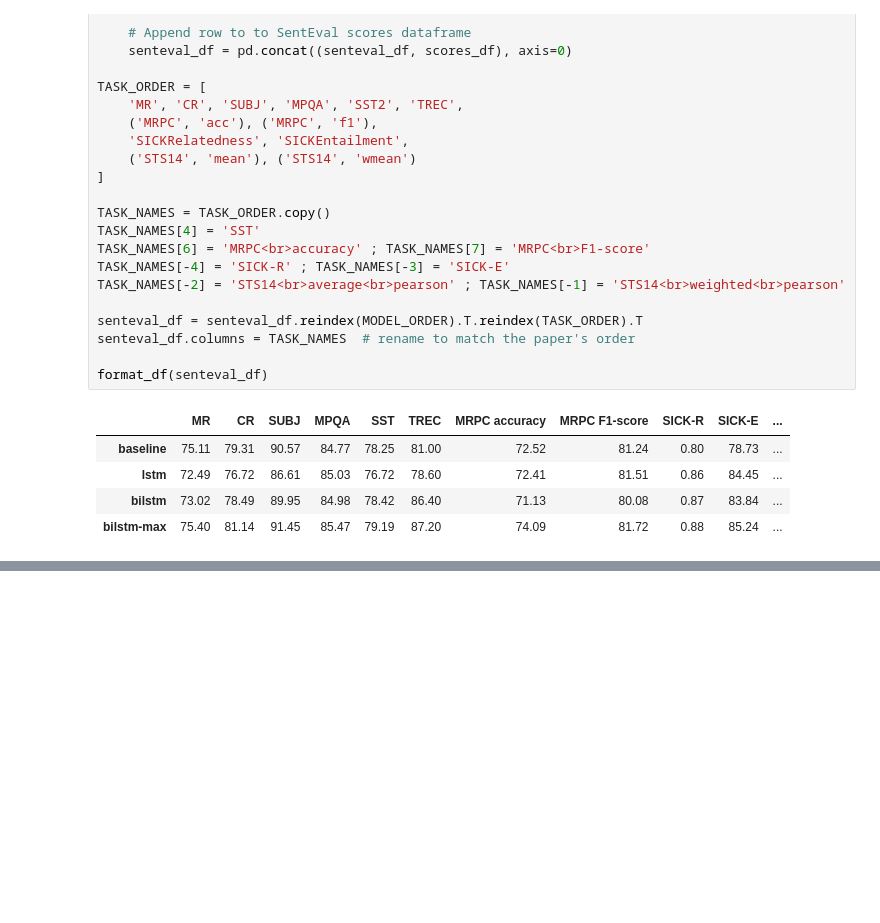
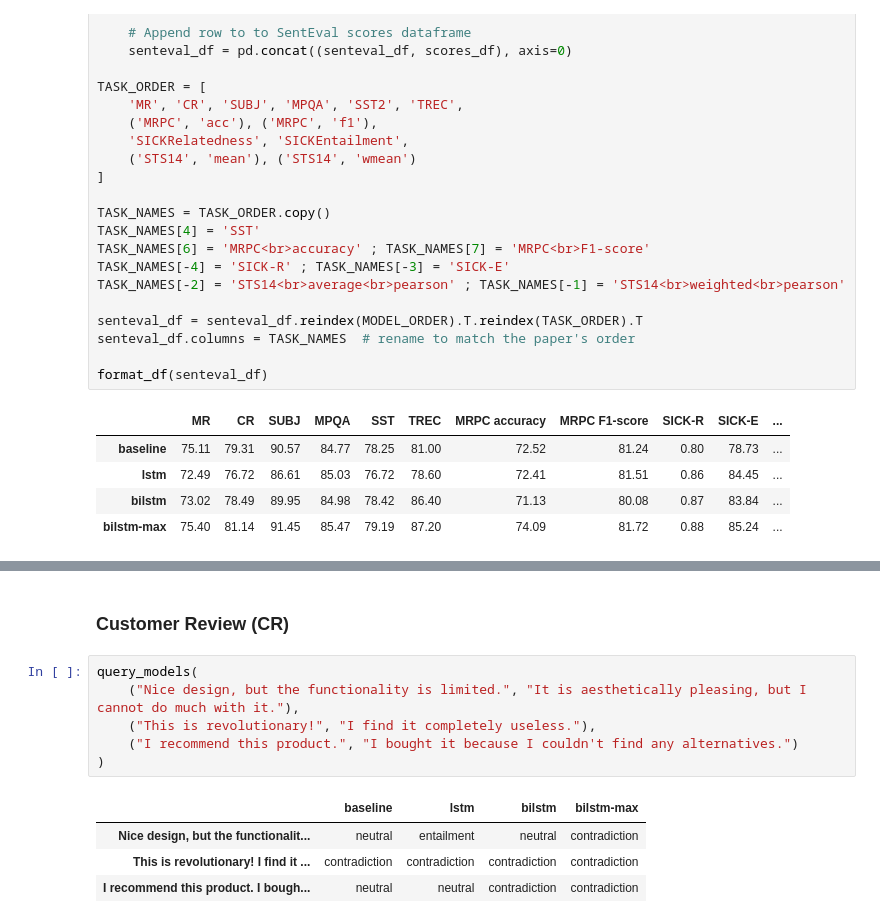
Before and after one commit to din0s/infer-sent, a Jupyter notebook: demo.ipynb, the cells around one changed output, grey strips where cells are left out. Cells and saved outputs as stored; diff of their text form; blank space fills up the shorter version.

```diff
--- a/demo.ipynb
+++ b/demo.ipynb
@@ -332,0 +405,13 @@ format_df(senteval_df)
+# %% [markdown]
+### Customer Review (CR)
+# %%
+query_models(
+    ("Nice design, but the functionality is limited.", "It is aesthetically pleasing, but I cannot do much with it."),
+    ("This is revolutionary!", "I find it completely useless."),
+    ("I recommend this product.", "I bought it because I couldn't find any alternatives.")
+)
+# %% [output]
+|  | baseline | lstm | bilstm | bilstm-max |
+| Nice design, but the functionalit... | neutral | entailment | neutral | contradiction |
+| This is revolutionary! I find it ... | contradiction | contradiction | contradiction | contradiction |
+| I recommend this product. I bough... | neutral | neutral | contradiction | contradiction |
```
Also changed, not shown: parts of 50 cells of this notebook.
